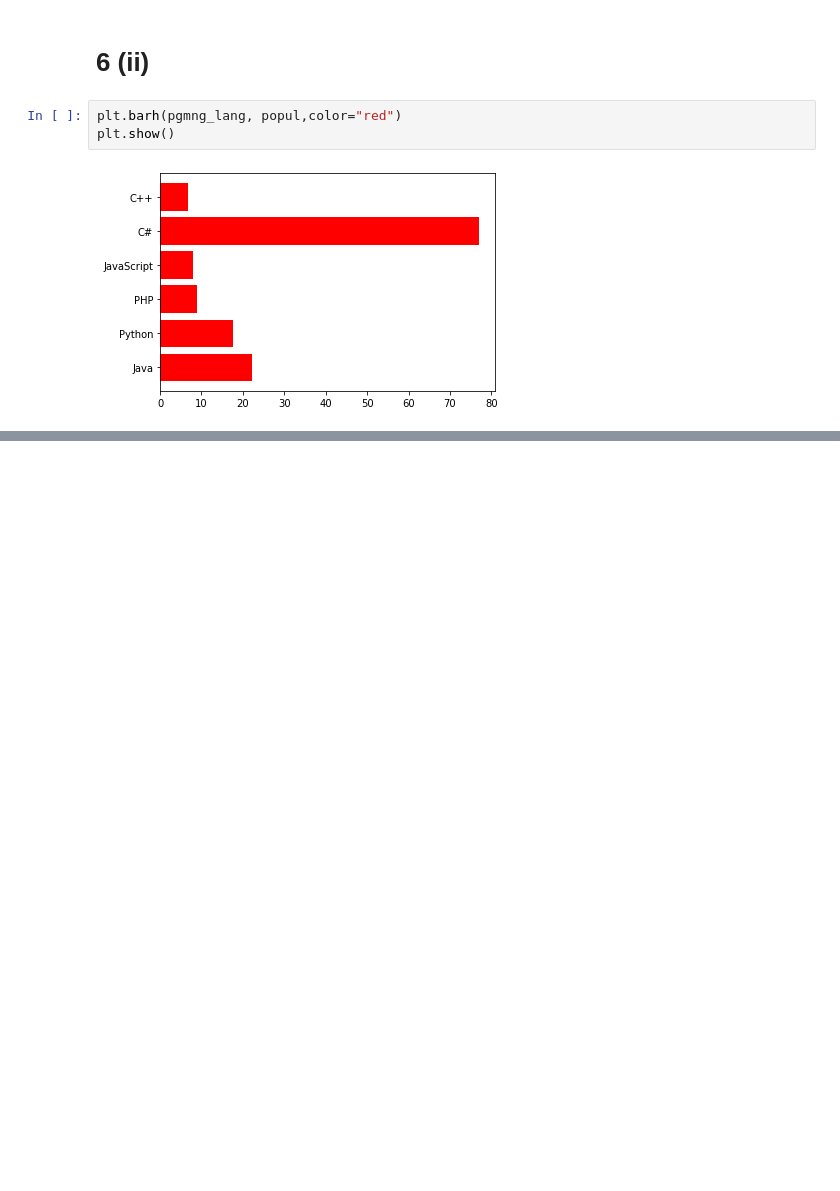
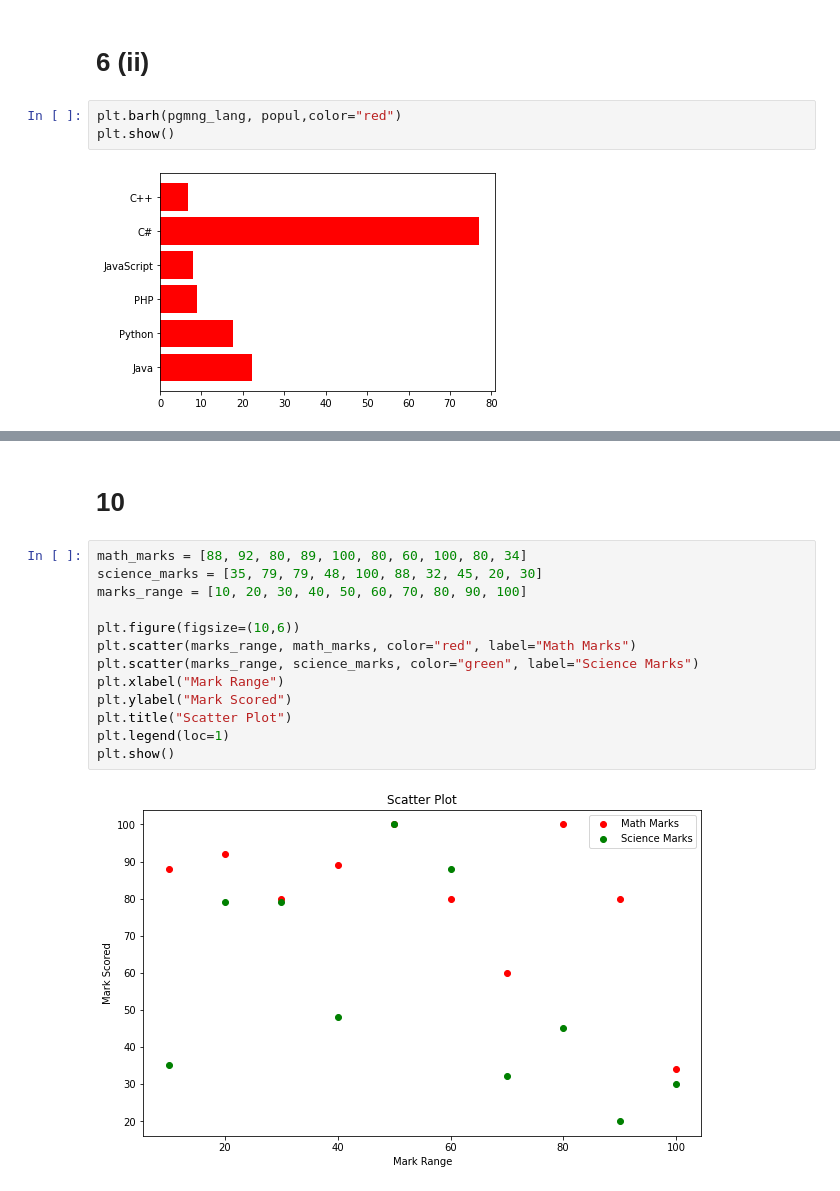
Before and after one commit to vineeth-vijayan/DS-Lab, a Jupyter notebook: Exercise3.ipynb, the cells around one changed output, grey strips where cells are left out. Saved outputs shown, nothing was run; the diff lists cells and outputs as text; blank space fills up the shorter version.

```diff
--- a/Exercise3.ipynb
+++ b/Exercise3.ipynb
@@ -157,0 +146,17 @@ plt.show()
+# %% [markdown]
+# 10
+# %%
+math_marks = [88, 92, 80, 89, 100, 80, 60, 100, 80, 34]
+science_marks = [35, 79, 79, 48, 100, 88, 32, 45, 20, 30]
+marks_range = [10, 20, 30, 40, 50, 60, 70, 80, 90, 100]
+
+plt.figure(figsize=(10,6))
+plt.scatter(marks_range, math_marks, color="red", label="Math Marks")
+plt.scatter(marks_range, science_marks, color="green", label="Science Marks")
+plt.xlabel("Mark Range")
+plt.ylabel("Mark Scored")
+plt.title("Scatter Plot")
+plt.legend(loc=1)
+plt.show()
+# %% [output]
+[figure, added]
```
Also changed, not shown: parts of 18 cells of this notebook.
